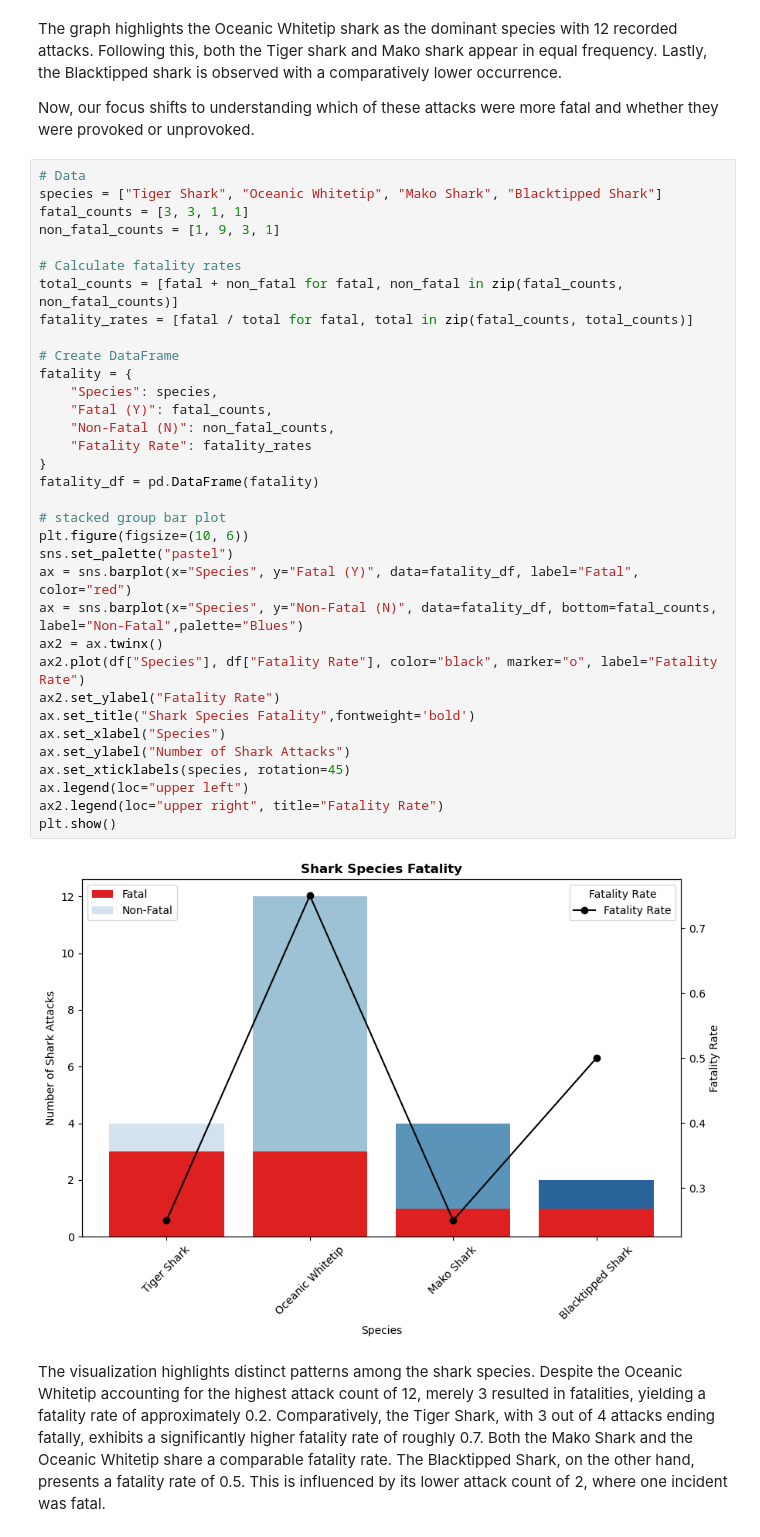
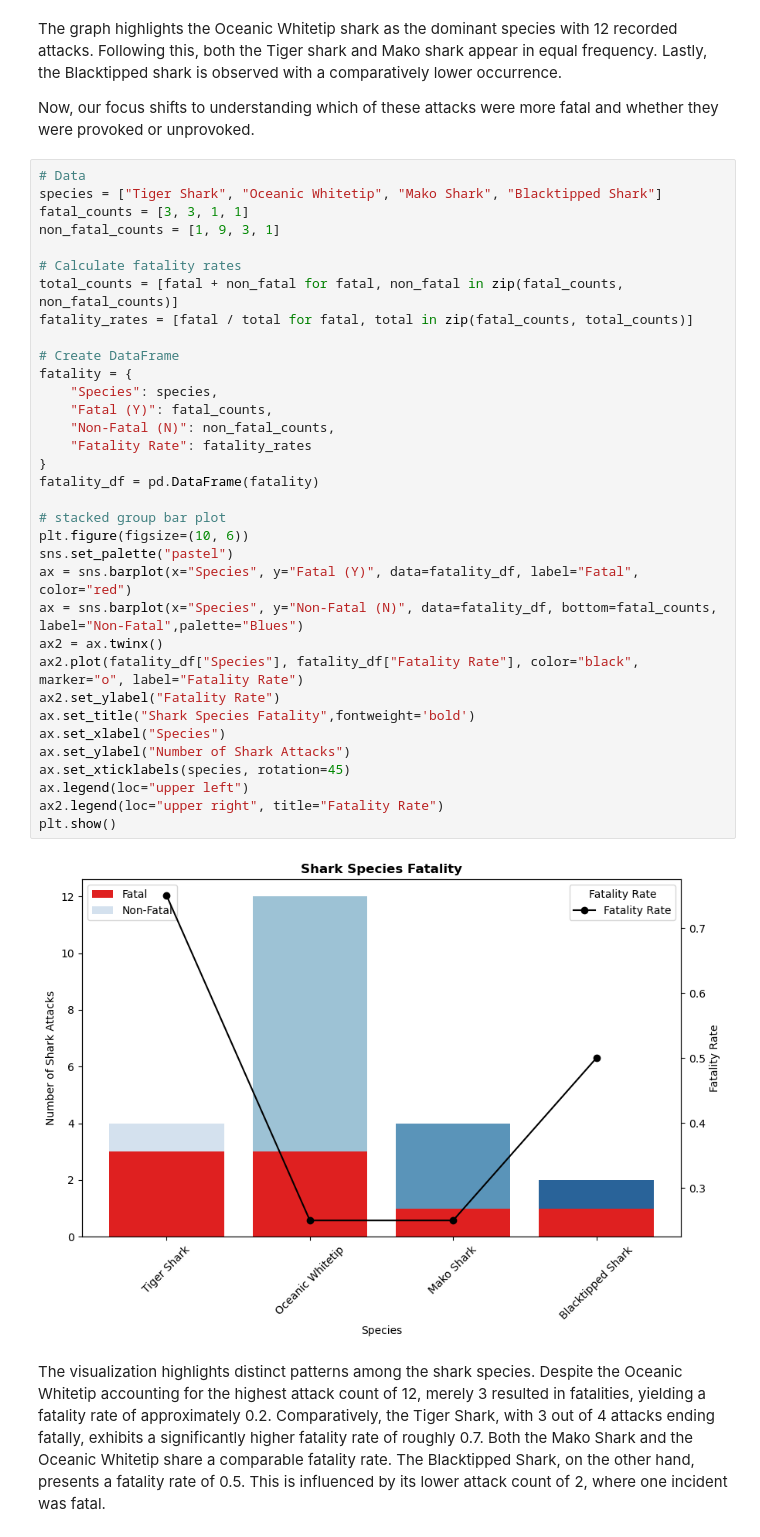
Before and after one commit to RamzyBakir/Exploring-Shark-Human-Interactions-in-the-MENA-Region, a Jupyter notebook: Exploring Shark-Human Interactions in the MENA Region.ipynb, the cells around one changed output. Drawn from its saved outputs; the diff is of its cells as text.

```diff
--- a/Exploring Shark-Human Interactions in the MENA Region.ipynb
+++ b/Exploring Shark-Human Interactions in the MENA Region.ipynb
@@ -351,35 +349,35 @@ fatal_counts = [3, 3, 1, 1]
 non_fatal_counts = [1, 9, 3, 1]
 
 # Calculate fatality rates
 total_counts = [fatal + non_fatal for fatal, non_fatal in zip(fatal_counts, non_fatal_counts)]
 fatality_rates = [fatal / total for fatal, total in zip(fatal_counts, total_counts)]
 
 # Create DataFrame
 fatality = {
     "Species": species,
     "Fatal (Y)": fatal_counts,
     "Non-Fatal (N)": non_fatal_counts,
     "Fatality Rate": fatality_rates
 }
 fatality_df = pd.DataFrame(fatality)
 
 # stacked group bar plot
 plt.figure(figsize=(10, 6))
 sns.set_palette("pastel")
 ax = sns.barplot(x="Species", y="Fatal (Y)", data=fatality_df, label="Fatal", color="red")
 ax = sns.barplot(x="Species", y="Non-Fatal (N)", data=fatality_df, bottom=fatal_counts, label="Non-Fatal",palette="Blues")
 ax2 = ax.twinx()
-ax2.plot(df["Species"], df["Fatality Rate"], color="black", marker="o", label="Fatality Rate")
+ax2.plot(fatality_df["Species"], fatality_df["Fatality Rate"], color="black", marker="o", label="Fatality Rate")
 ax2.set_ylabel("Fatality Rate")
 ax.set_title("Shark Species Fatality",fontweight='bold')
 ax.set_xlabel("Species")
 ax.set_ylabel("Number of Shark Attacks")
 ax.set_xticklabels(species, rotation=45)
 ax.legend(loc="upper left")
 ax2.legend(loc="upper right", title="Fatality Rate")
 plt.show()
 # %% [output]
-[figure, old version]
+[figure, new version]
 # %% [markdown]
 The visualization highlights distinct patterns among the shark species. Despite the Oceanic Whitetip accounting for the highest attack count of 12, merely 3 resulted in fatalities, yielding a fatality rate of approximately 0.2. Comparatively, the Tiger Shark, with 3 out of 4 attacks ending fatally, exhibits a significantly higher fatality rate of roughly 0.7. Both the Mako Shark and the Oceanic Whitetip share a comparable fatality rate. The Blacktipped Shark, on the other hand, presents a fatality rate of 0.5. This is influenced by its lower attack count of 2, where one incident was fatal.
 # %% [markdown]
```
Also changed, not shown: parts of 1 cell of this notebook.
